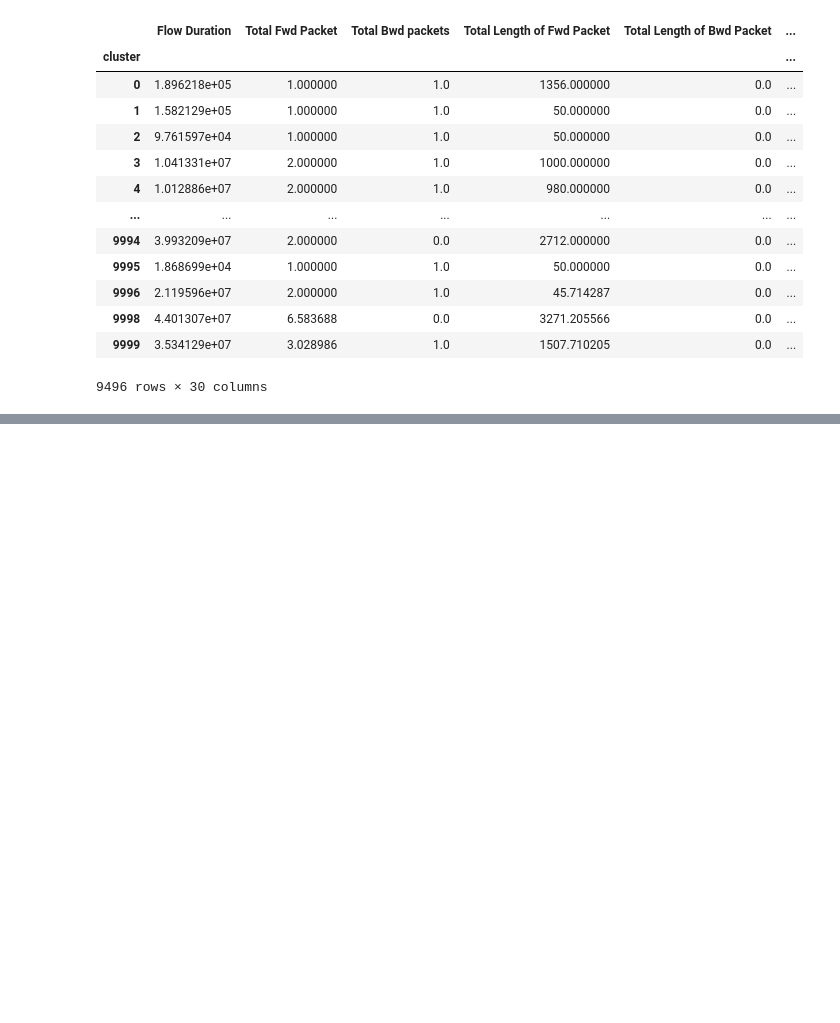
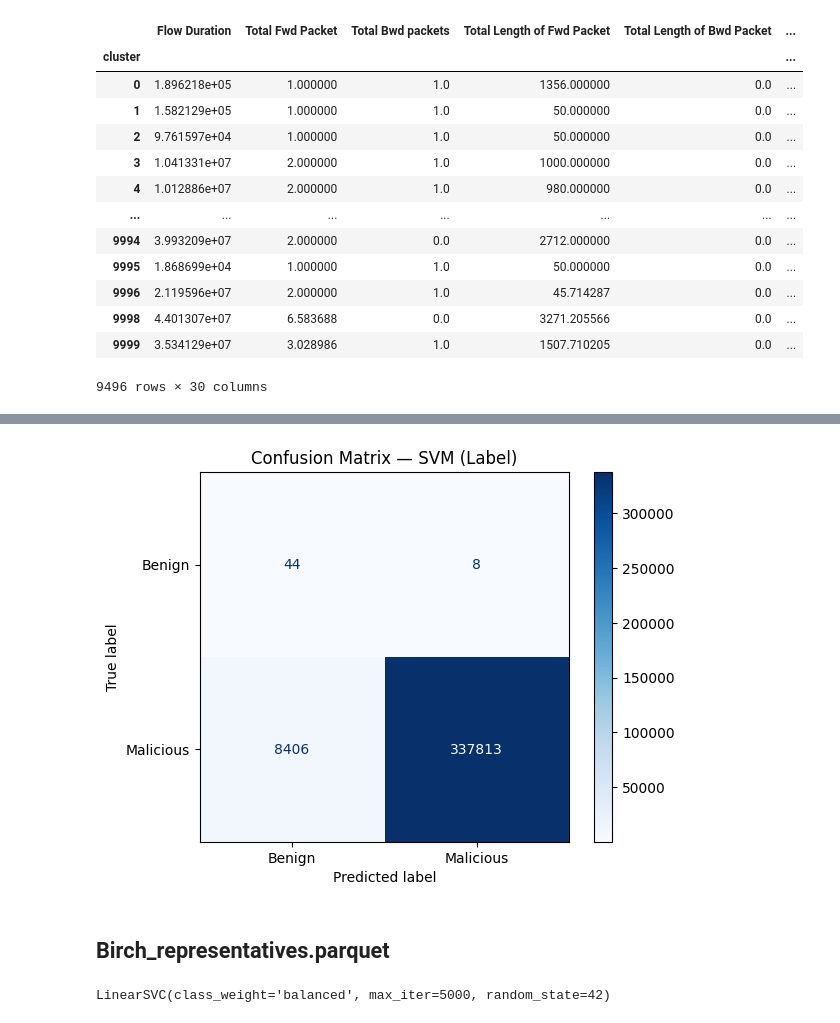
Before and after one commit to tsamo13/Data-Mining-Project, a Jupyter notebook: main.ipynb, the cells around one changed output, grey strips where cells are left out. Saved outputs shown, nothing was run; the diff lists cells and outputs as text; code cells hidden in the pictures; blank space fills up the shorter version.

```diff
--- a/main.ipynb
+++ b/main.ipynb
@@ -574,0 +1068,13 @@ Name: count, Length: 830, dtype: int64
+# %%
+X_train, X_test, y_train, y_test = train_test_split(
+    X, y,
+    test_size=TEST_SIZE,
+    random_state=RANDOM_STATE,
+    stratify=y
+)
+# %%
+scaler = StandardScaler()
+X_train_s = scaler.fit_transform(X_train)
+X_test_s  = scaler.transform(X_test)
+# %%
+svm.fit(X_train_s, y_train)
@@ -574,0 +1083,15 @@ Name: count, Length: 830, dtype: int64
+# %%
+y_pred = svm.predict(X_test_s)
+
+acc = accuracy_score(y_test, y_pred)
+f1_macro = f1_score(y_test, y_pred, average="macro")
+f1_weighted = f1_score(y_test, y_pred, average="weighted")
+
+print("\n=== SVM on Label (stratified.parquet) ===")
+print(f"Accuracy:      {acc:.4f}")
+print(f"F1 (macro):    {f1_macro:.4f}")
+print(f"F1 (weighted): {f1_weighted:.4f}")
+
+class_names = le.inverse_transform(np.arange(len(le.classes_)))
+print("\nClassification report:")
+print(classification_report(y_test, y_pred, target_names=class_names, digits=4))
@@ -574,0 +1113,21 @@ Name: count, Length: 830, dtype: int64
+# %%
+import matplotlib.pyplot as plt
+import numpy as np
+from sklearn.metrics import confusion_matrix, ConfusionMatrixDisplay
+
+# 1) Build confusion matrix
+cm = confusion_matrix(y_test, y_pred)
+
+# 2) Class names (correct)
+class_names = le.classes_
+
+# 3) Plot
+disp = ConfusionMatrixDisplay(confusion_matrix=cm, display_labels=class_names)
+disp.plot(cmap="Blues", values_format="d")
+
+plt.title("Confusion Matrix — SVM (Label)")
+plt.show()
+# %% [output]
+[figure, added]
+# %% [markdown]
+## Birch_representatives.parquet
@@ -574,0 +1153,10 @@ Name: count, Length: 830, dtype: int64
+# %%
+# scaling
+scaler = StandardScaler()
+X_train = scaler.fit_transform(X_train)
+X_test  = scaler.transform(X_test)
+
+
+svm.fit(X_train, y_train)
+# %% [output]
+LinearSVC(class_weight='balanced', max_iter=5000, random_state=42)
```
Also changed, not shown: parts of 93 cells of this notebook, 1 other file.
